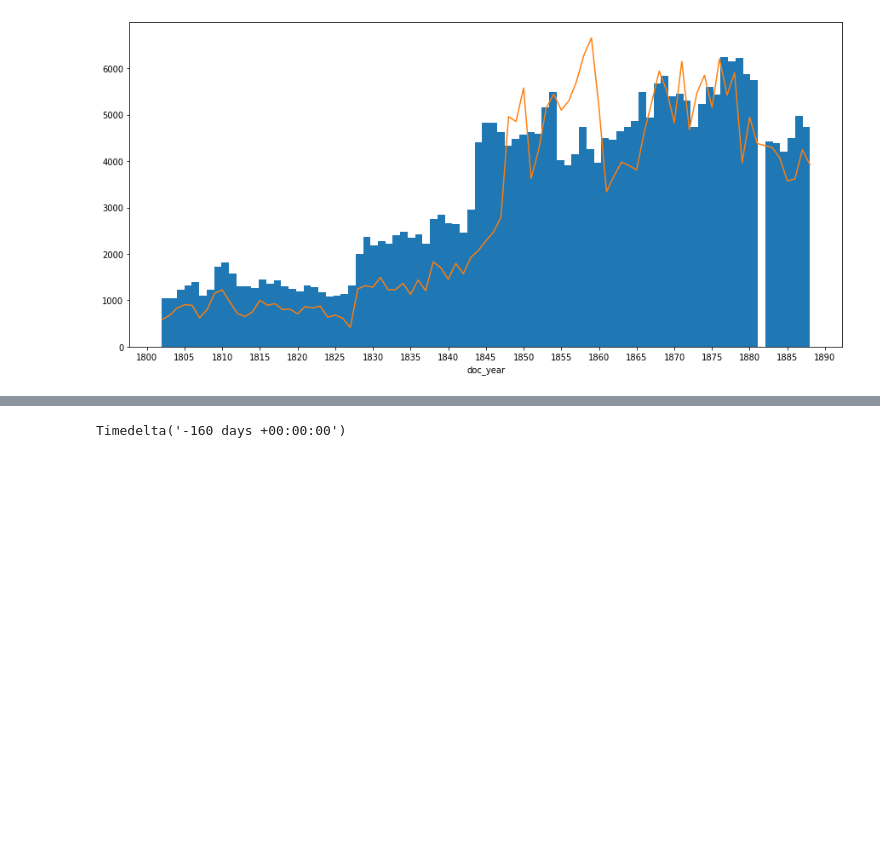
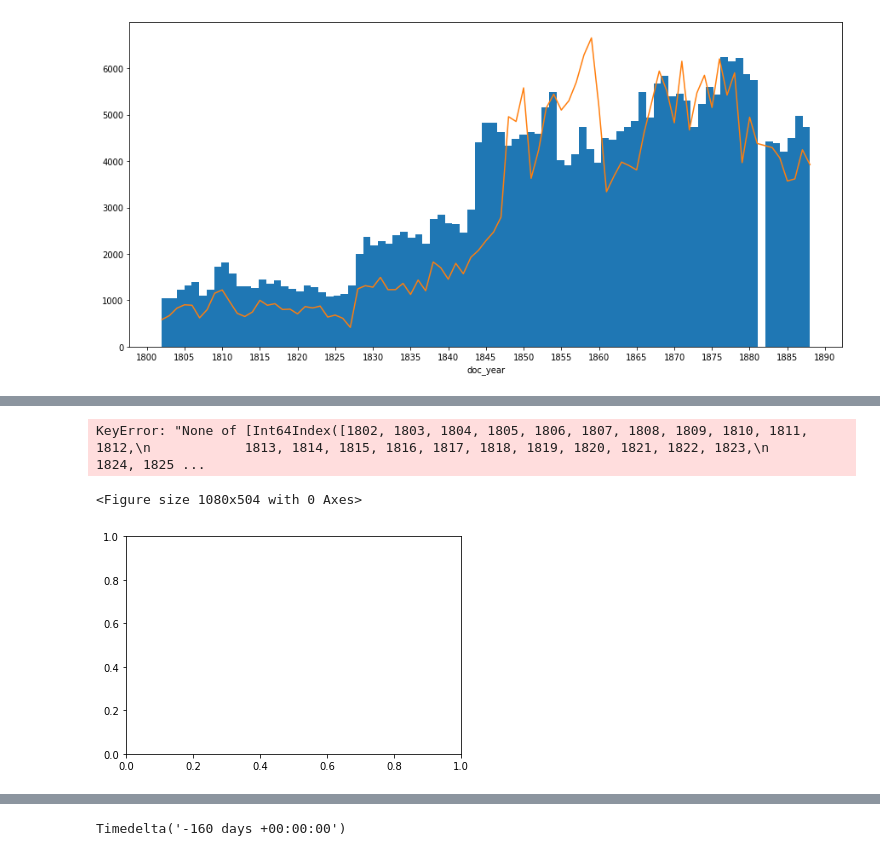
Before and after one commit to krkryger/rigasche-zeitung, a Jupyter notebook: notebooks/acta.ipynb, the cells around one changed output, grey strips where cells are left out. Saved outputs shown, nothing was run; the diff lists cells and outputs as text; code cells hidden in the pictures; blank space fills up the shorter version.

```diff
--- a/notebooks/acta.ipynb
+++ b/notebooks/acta.ipynb
@@ -362,0 +406,8 @@ df['delta'] = (df['doc_date'] - df['origin_date']).dt.days
+# %%
+plt.figure(figsize=(15,7))
+st_df.plot.scatter(x=st_df.index.values, y=st_df.loc[:,st_df.columns])
+plt.show()
+# %% [output]
+KeyError: "None of [Int64Index([1802, 1803, 1804, 1805, 1806, 1807, 1808, 1809, 1810, 1811, 1812,\n            1813, 1814, 1815, 1816, 1817, 1818, 1819, 1820, 1821, 1822, 1823,\n            1824, 1825 ...
+<Figure size 1080x504 with 0 Axes>
+[figure, added]
```
Also changed, not shown: parts of 30 cells of this notebook, 2 other files.
